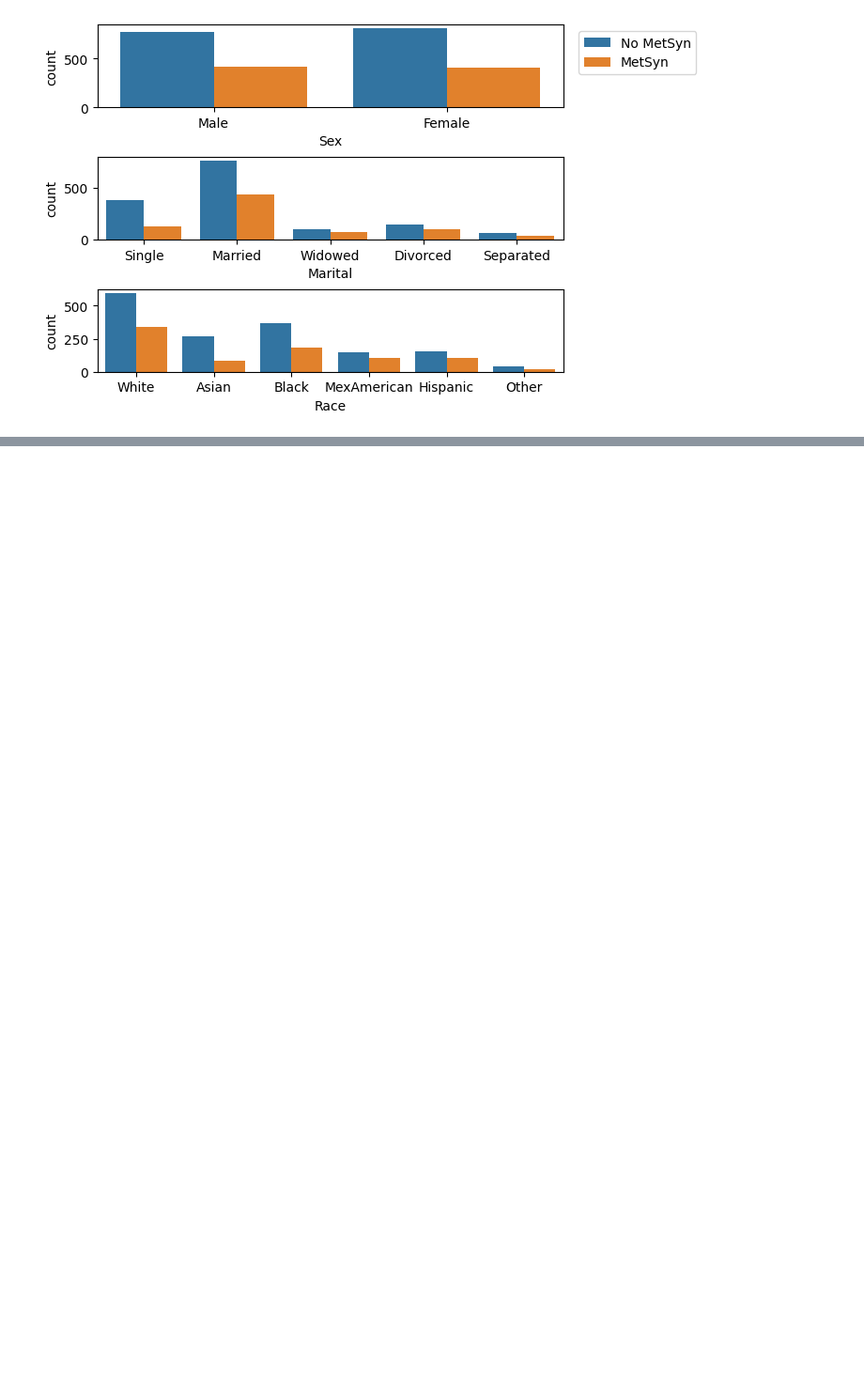
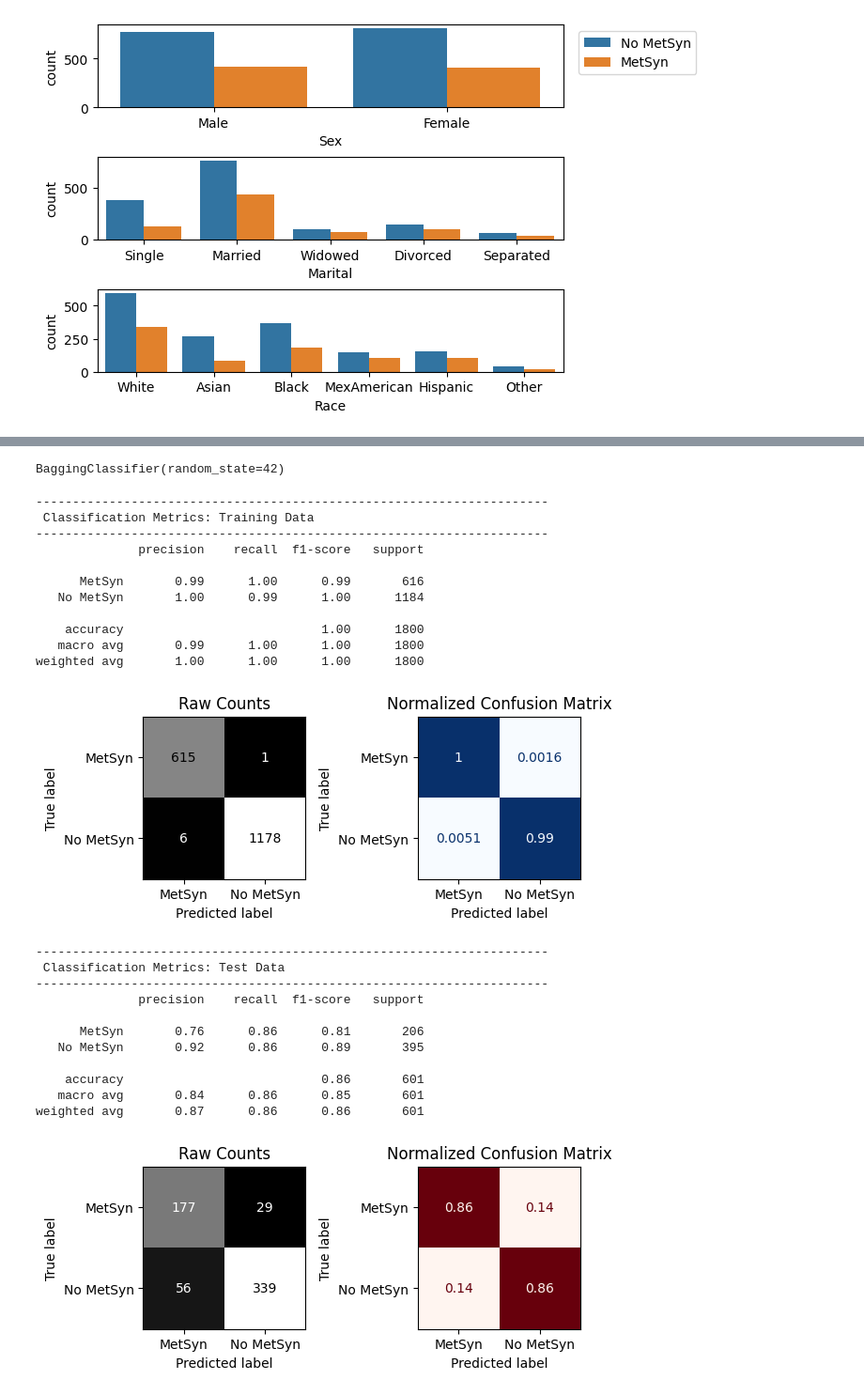
Before and after one commit to dimLMT/Metabolic-Syndrome-Forecast, a Jupyter notebook: part1.ipynb, the cells around one changed output, grey strips where cells are left out. Shown at 94% size. Cells and saved outputs as stored; diff of their text form; code cells hidden in the pictures; blank space fills up the shorter version.

```diff
--- a/part1.ipynb
+++ b/part1.ipynb
@@ -227,0 +263,17 @@ ax[2].get_legend().remove();
+# %%
+nom_impute= SimpleImputer(strategy='constant', fill_value = "Missing")
+nom_encoder = OneHotEncoder(sparse_output=False, handle_unknown='ignore')
+# Create a categorical preprocessing pipeline
+nom_pipe = make_pipeline(nom_impute, nom_encoder)
+# %%
+# Making a numeric tuple for ColumnTransformer
+num_tuple = ('numeric', num_pipe, num_cols)
+# Making a nominal_tuple for ColumnTransformer
+nom_cols = list(cat_cols)
+nom_cols.remove(target)
+nom_tuple = ('nominal', nom_pipe, nom_cols)
+
+# Instantiate with verbose_feature_names_out=False
+col_transformer = ColumnTransformer([num_tuple, nom_tuple],
+                                    verbose_feature_names_out=False)
+col_transformer
@@ -227,0 +298,16 @@ ax[2].get_legend().remove();
+# %%
+# Fit on Train
+col_transformer.fit(X_train)
+
+# Transform Train and Test
+X_train_tf = col_transformer.transform(X_train)
+X_test_tf = col_transformer.transform(X_test)
+# %%
+from sklearn.ensemble import BaggingClassifier
+# Instantiate a default model
+bagtree = BaggingClassifier(random_state = 42)
+
+# Fit the model pipeline on the training data only
+bagtree.fit(X_train_tf, y_train)
+# %% [output]
+BaggingClassifier(random_state=42)
@@ -227,0 +368,28 @@ ax[2].get_legend().remove();
+# %%
+# Test the function
+results = evaluate_classification(bagtree,X_train_tf, y_train, X_test_tf, y_test)
+# %% [output]
+----------------------------------------------------------------------
+ Classification Metrics: Training Data
+----------------------------------------------------------------------
+              precision    recall  f1-score   support
+
+      MetSyn       0.99      1.00      0.99       616
+   No MetSyn       1.00      0.99      1.00      1184
+
+    accuracy                           1.00      1800
+   macro avg       0.99      1.00      1.00      1800
+weighted avg       1.00      1.00      1.00      1800
+[figure, added]
+----------------------------------------------------------------------
+ Classification Metrics: Test Data
+----------------------------------------------------------------------
+              precision    recall  f1-score   support
+
+      MetSyn       0.76      0.86      0.81       206
+   No MetSyn       0.92      0.86      0.89       395
+
+    accuracy                           0.86       601
+   macro avg       0.84      0.86      0.85       601
+weighted avg       0.87      0.86      0.86       601
+[figure, added]
```
Also changed, not shown: parts of 9 cells of this notebook.
